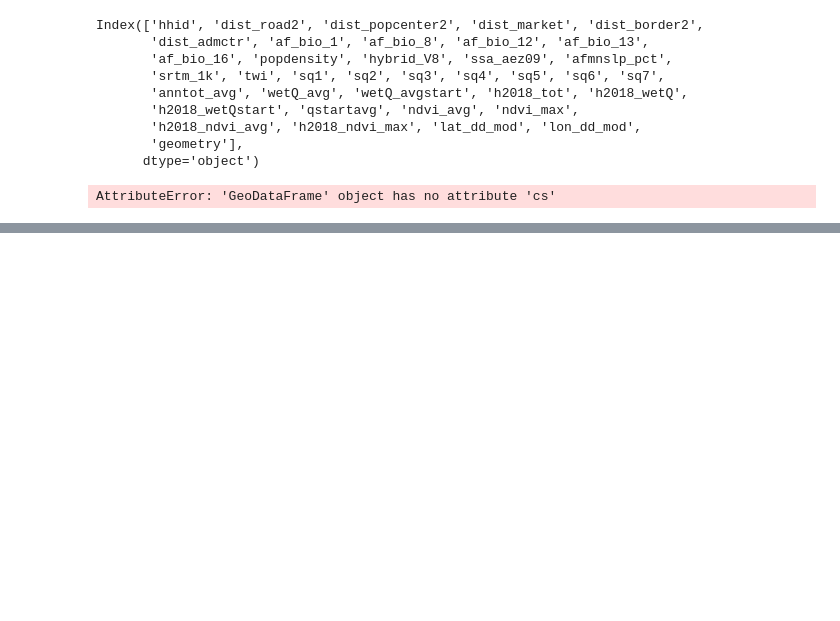
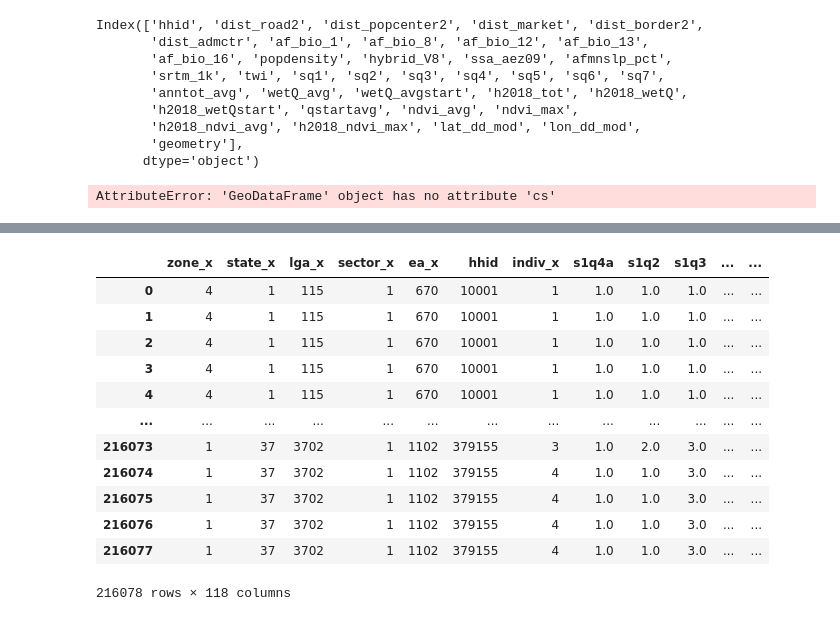
Before and after one commit to jpdoyle123/Fraym_Data_Case, a Jupyter notebook: Untitled.ipynb, the cells around one changed output, grey strips where cells are left out. Cells and saved outputs as stored; diff of their text form; code cells hidden in the pictures; blank space fills up the shorter version.

```diff
--- a/Untitled.ipynb
+++ b/Untitled.ipynb
@@ -122,0 +342,4 @@ Name: CS, Length: 5262, dtype: int64
+# %%
+demographics_2_df = pd.read_csv(
+    'sect2_harvestw4.csv'
+)
@@ -122,0 +362,18 @@ Name: CS, Length: 5262, dtype: int64
+# %%
+demographics_df = demographics_df.merge(demographics_2_df, 'left', on='hhid')
+# %%
+demographics_df
+# %% [output]
+|  | zone_x | state_x | lga_x | sector_x | ea_x | hhid | indiv_x | s1q4a | s1q2 | s1q3 | ... | ... |
+| 0 | 4 | 1 | 115 | 1 | 670 | 10001 | 1 | 1.0 | 1.0 | 1.0 | ... | ... |
+| 1 | 4 | 1 | 115 | 1 | 670 | 10001 | 1 | 1.0 | 1.0 | 1.0 | ... | ... |
+| 2 | 4 | 1 | 115 | 1 | 670 | 10001 | 1 | 1.0 | 1.0 | 1.0 | ... | ... |
+| 3 | 4 | 1 | 115 | 1 | 670 | 10001 | 1 | 1.0 | 1.0 | 1.0 | ... | ... |
+| 4 | 4 | 1 | 115 | 1 | 670 | 10001 | 1 | 1.0 | 1.0 | 1.0 | ... | ... |
+| ... | ... | ... | ... | ... | ... | ... | ... | ... | ... | ... | ... | ... |
+| 216073 | 1 | 37 | 3702 | 1 | 1102 | 379155 | 3 | 1.0 | 2.0 | 3.0 | ... | ... |
+| 216074 | 1 | 37 | 3702 | 1 | 1102 | 379155 | 4 | 1.0 | 1.0 | 3.0 | ... | ... |
+| 216075 | 1 | 37 | 3702 | 1 | 1102 | 379155 | 4 | 1.0 | 1.0 | 3.0 | ... | ... |
+| 216076 | 1 | 37 | 3702 | 1 | 1102 | 379155 | 4 | 1.0 | 1.0 | 3.0 | ... | ... |
+| 216077 | 1 | 37 | 3702 | 1 | 1102 | 379155 | 4 | 1.0 | 1.0 | 3.0 | ... | ... |
+216078 rows × 118 columns
```
Also changed, not shown: parts of 25 cells of this notebook, 1 other file.
